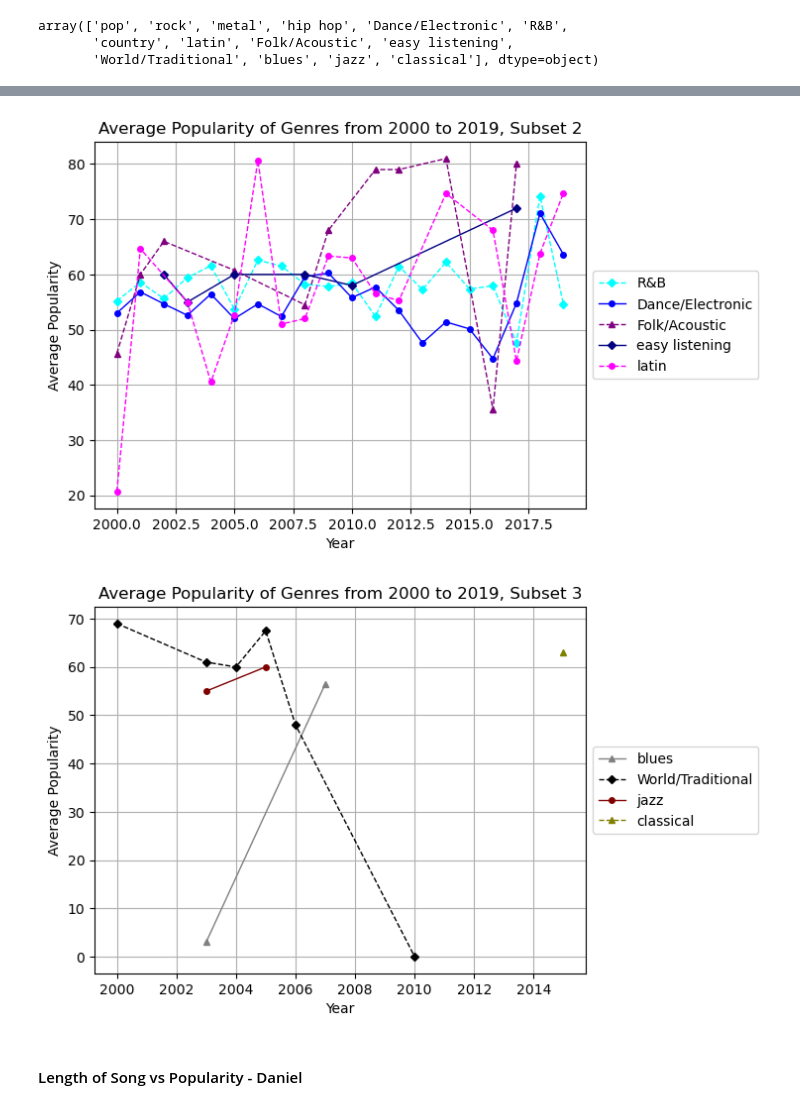
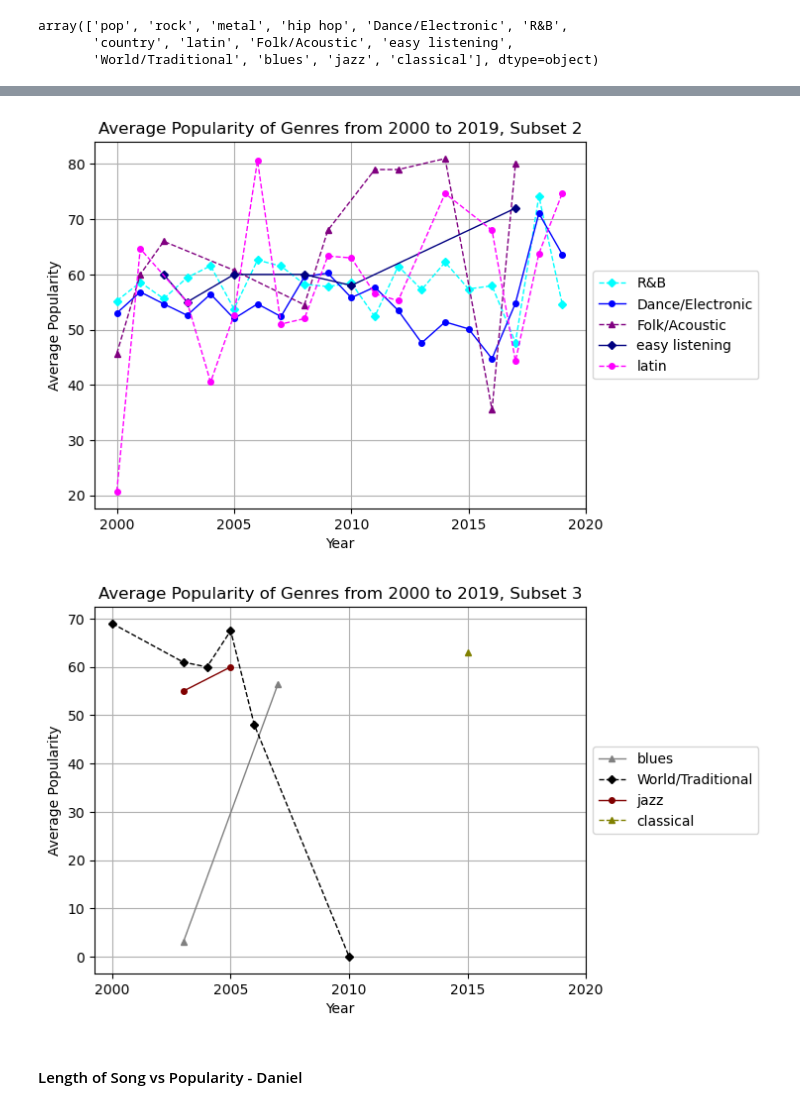
Before and after one commit to Dr0d1536/Project_1, a Jupyter notebook: spotify.ipynb, the cells around one changed output, grey strips where cells are left out. Cells and saved outputs as stored; diff of their text form; code cells hidden in the pictures.

```diff
--- a/spotify.ipynb
+++ b/spotify.ipynb
@@ -338,38 +346,45 @@ plt.title("Average Popularity of Genres from 2000 to 2019, Subset 2")
 plt.xlabel("Year")
 plt.ylabel("Average Popularity")
 plt.grid()
+plt.xticks(np.arange(2000, 2021, 5))
+
+plt.savefig("Assets/Grace_GenrevYear_2.png", dpi=300)
 # %% [output]
-[figure, old version]
+[figure, new version]
 # %%
 genre_container_3 = ['blues', 'World/Traditional', 'jazz', 'classical']
 
 # For each genre, create a small data frame with only songs from that genre, get the average popularity per year, and plot.
 for genre in genre_container_3:
     filter_df=genre_pop_year['genre'].str.contains(genre)
     small_df=genre_pop_year.loc[filter_df, :]
     # Get average popularity of this genre per year
     yearly_popularity = small_df.groupby("year").mean()
     yearly_popularity
     # Plot average popularity vs. year.
     plt.plot(yearly_popularity.index,
              yearly_popularity["popularity"],
              label=genre,
              marker=markers[counter % 3], # Use modulo % to repeatedly iterate.
              markersize=4,
              color=colors[counter],
              linestyle=line_styles[counter % 2],
              linewidth=1
             )
     # Progress counter
     counter = counter + 1
 
 plt.legend(loc='center left', bbox_to_anchor=(1, 0.5))
 plt.title("Average Popularity of Genres from 2000 to 2019, Subset 3")
 plt.xlabel("Year")
 plt.ylabel("Average Popularity")
 plt.grid()
+plt.xticks(np.arange(2000, 2021, 5))
+
+#Save file
+plt.savefig("Assets/Grace_GenrevYear_3.png", dpi=300)
 # %% [output]
-[figure, old version]
+[figure, new version]
 # %% [markdown]
 #### Length of Song vs Popularity - Daniel
 # %% [markdown]
```
Also changed, not shown: parts of 3 cells of this notebook, 6 other files.
